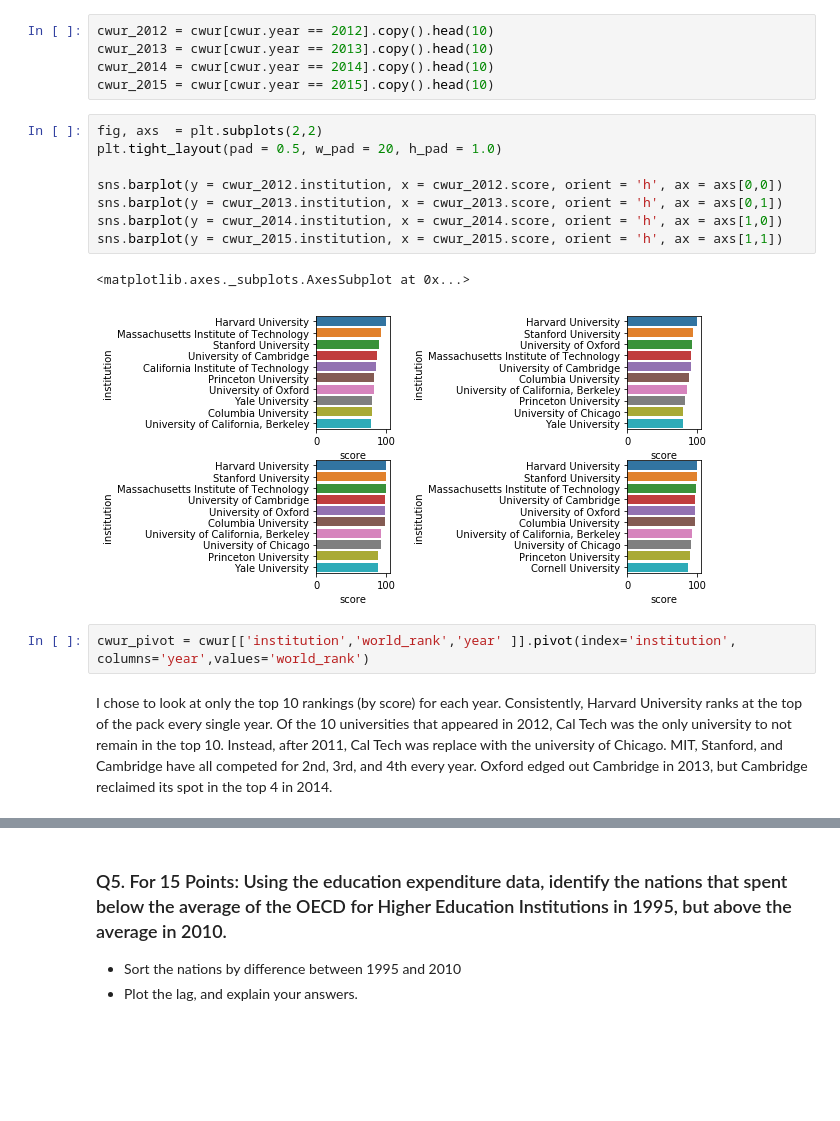
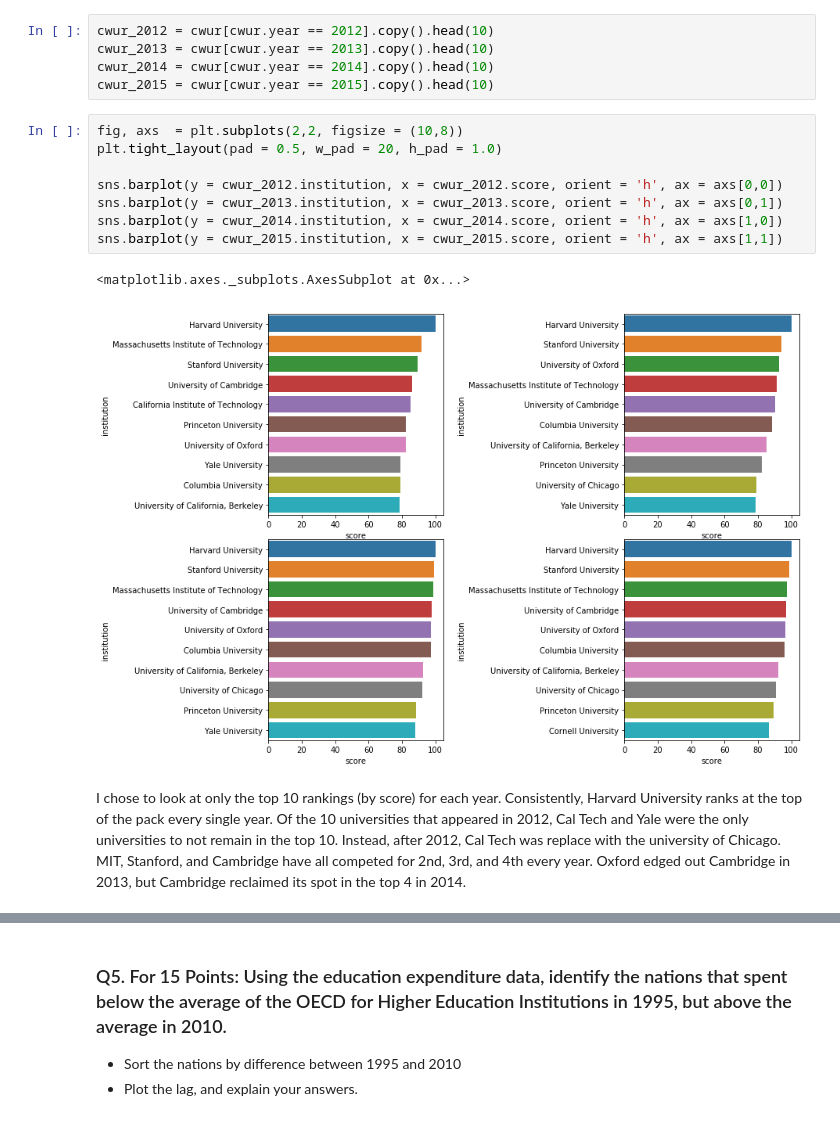
Before and after one commit to tengdann/si618, a Jupyter notebook: 618_HW3.ipynb, the cells around one changed output, grey strips where cells are left out. Saved outputs shown, nothing was run; the diff lists cells and outputs as text; blank space fills up the shorter version.

```diff
--- a/618_HW3.ipynb
+++ b/618_HW3.ipynb
@@ -189,17 +189,15 @@ cwur_2013 = cwur[cwur.year == 2013].copy().head(10)
 cwur_2014 = cwur[cwur.year == 2014].copy().head(10)
 cwur_2015 = cwur[cwur.year == 2015].copy().head(10)
 # %%
-fig, axs  = plt.subplots(2,2)
+fig, axs  = plt.subplots(2,2, figsize = (10,8))
 plt.tight_layout(pad = 0.5, w_pad = 20, h_pad = 1.0)
 
 sns.barplot(y = cwur_2012.institution, x = cwur_2012.score, orient = 'h', ax = axs[0,0])
 sns.barplot(y = cwur_2013.institution, x = cwur_2013.score, orient = 'h', ax = axs[0,1])
 sns.barplot(y = cwur_2014.institution, x = cwur_2014.score, orient = 'h', ax = axs[1,0])
 sns.barplot(y = cwur_2015.institution, x = cwur_2015.score, orient = 'h', ax = axs[1,1])
 # %% [output]
 <matplotlib.axes._subplots.AxesSubplot at 0x...>
-[figure, old version]
+[figure, new version]
-# %%
-cwur_pivot = cwur[['institution','world_rank','year' ]].pivot(index='institution', columns='year',values='world_rank')
 # %% [markdown]
-I chose to look at only the top 10 rankings (by score) for each year. Consistently, Harvard University ranks at the top of the pack every single year. Of the 10 universities that appeared in 2012, Cal Tech was the only university to not remain in the top 10. Instead, after 2011, Cal Tech was replace with the university of Chicago. MIT, Stanford, and Cambridge have all competed for 2nd, 3rd, and 4th every year. Oxford edged out Cambridge in 2013, but Cambridge reclaimed its spot in the top 4 in 2014.
+I chose to look at only the top 10 rankings (by score) for each year. Consistently, Harvard University ranks at the top of the pack every single year. Of the 10 universities that appeared in 2012, Cal Tech and Yale were the only universities to not remain in the top 10. Instead, after 2012, Cal Tech was replace with the university of Chicago. MIT, Stanford, and Cambridge have all competed for 2nd, 3rd, and 4th every year. Oxford edged out Cambridge in 2013, but Cambridge reclaimed its spot in the top 4 in 2014.
```
Also changed, not shown: parts of 16 cells of this notebook.
